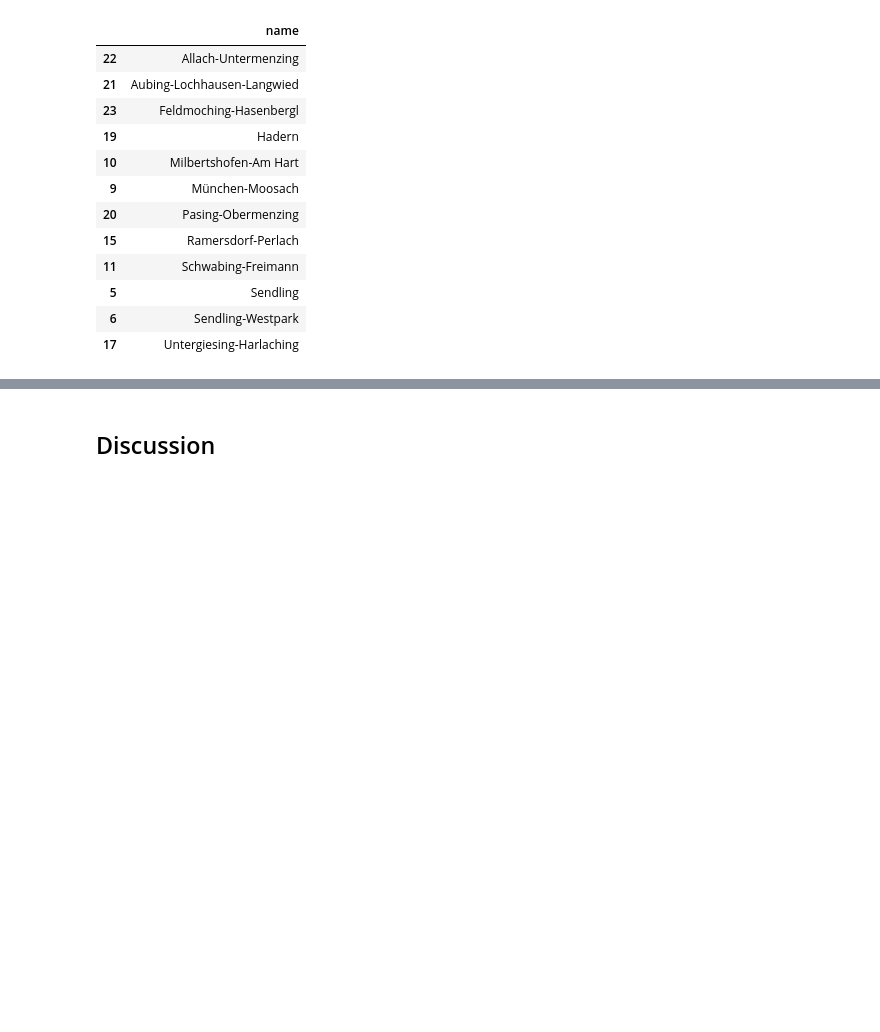
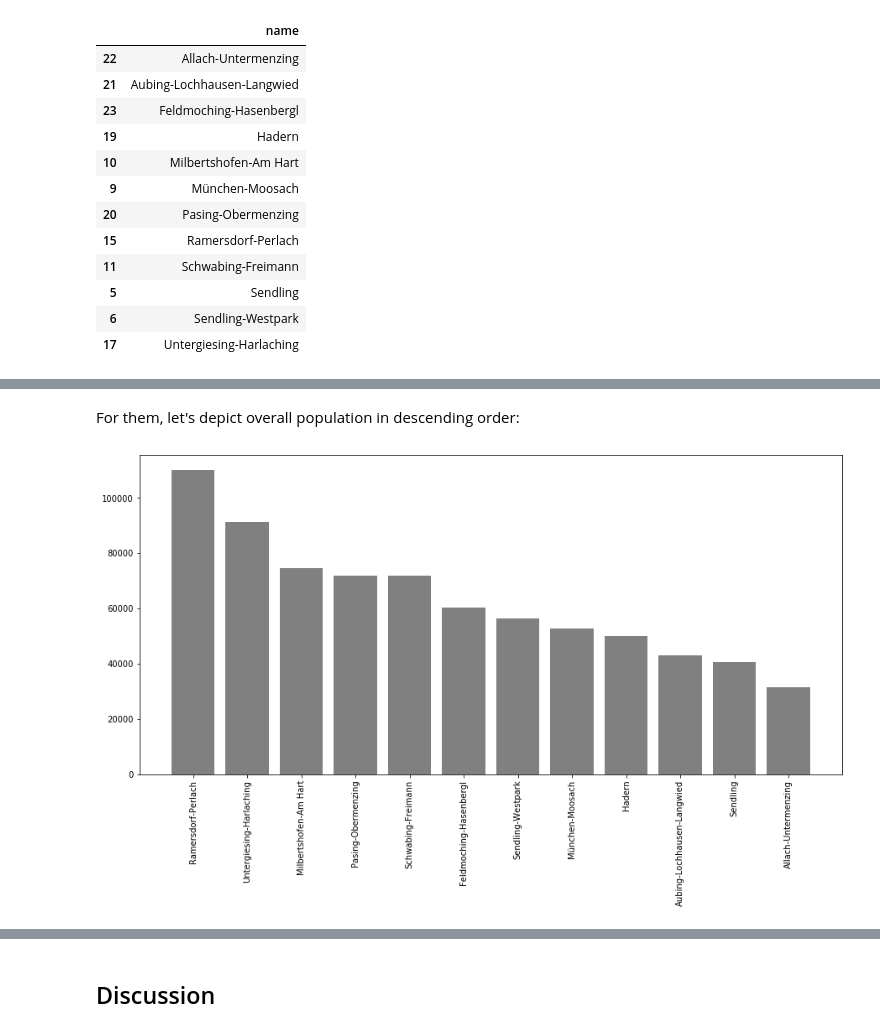
Before and after one commit to tarys/the-battle-of-neighborhoods, a Jupyter notebook: capstone-project.ipynb, the cells around one changed output, grey strips where cells are left out. Drawn from its saved outputs; the diff is of its cells as text; code cells hidden in the pictures; blank space fills up the shorter version.

```diff
--- a/capstone-project.ipynb
+++ b/capstone-project.ipynb
@@ -387,0 +445,11 @@ boroughs_without_classes
+# %% [markdown]
+For them, let's depict overall population in descending order:
+# %%
+offline_names = boroughs_offline['name'].values
+x_off = np.arange(len(offline_names))
+
+plt.figure(figsize=(15,7))
+plt.bar(x_off, boroughs_offline['population'].values, color='grey')
+plt.xticks(x_off, offline_names, rotation='vertical');
+# %% [output]
+[figure, added]
```
Also changed, not shown: parts of 14 cells of this notebook.
